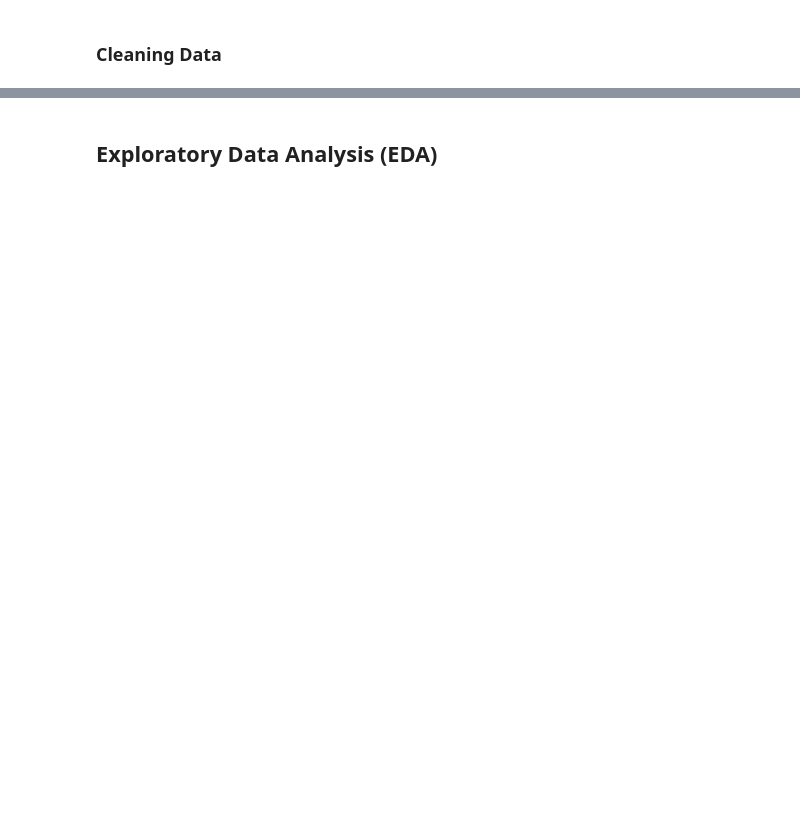
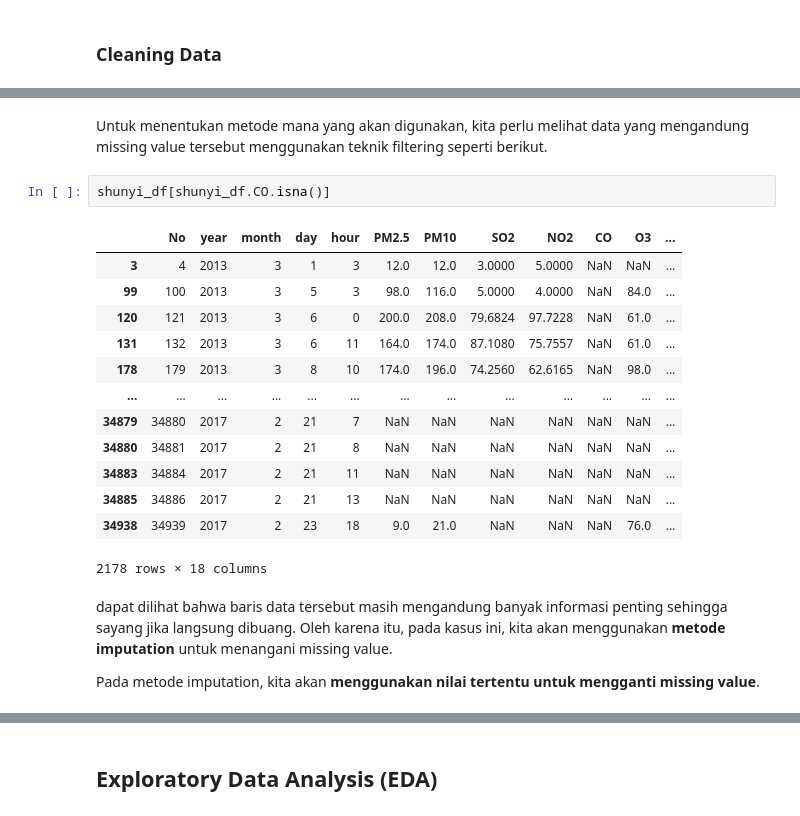
Before and after one commit to heeyarun04/proyek-analisis-data, a Jupyter notebook: Proyek_Analisis_Data.ipynb, the cells around one changed output, grey strips where cells are left out. Drawn from its saved outputs; the diff is of its cells as text; blank space fills up the shorter version.

```diff
--- a/Proyek_Analisis_Data.ipynb
+++ b/Proyek_Analisis_Data.ipynb
@@ -22,0 +130,22 @@
+# %% [markdown]
+Untuk menentukan metode mana yang akan digunakan, kita perlu melihat data yang mengandung missing value tersebut menggunakan teknik filtering seperti berikut.
+# %%
+shunyi_df[shunyi_df.CO.isna()]
+# %% [output]
+|  | No | year | month | day | hour | PM2.5 | PM10 | SO2 | NO2 | CO | O3 | ... |
+| 3 | 4 | 2013 | 3 | 1 | 3 | 12.0 | 12.0 | 3.0000 | 5.0000 | NaN | NaN | ... |
+| 99 | 100 | 2013 | 3 | 5 | 3 | 98.0 | 116.0 | 5.0000 | 4.0000 | NaN | 84.0 | ... |
+| 120 | 121 | 2013 | 3 | 6 | 0 | 200.0 | 208.0 | 79.6824 | 97.7228 | NaN | 61.0 | ... |
+| 131 | 132 | 2013 | 3 | 6 | 11 | 164.0 | 174.0 | 87.1080 | 75.7557 | NaN | 61.0 | ... |
+| 178 | 179 | 2013 | 3 | 8 | 10 | 174.0 | 196.0 | 74.2560 | 62.6165 | NaN | 98.0 | ... |
+| ... | ... | ... | ... | ... | ... | ... | ... | ... | ... | ... | ... | ... |
+| 34879 | 34880 | 2017 | 2 | 21 | 7 | NaN | NaN | NaN | NaN | NaN | NaN | ... |
+| 34880 | 34881 | 2017 | 2 | 21 | 8 | NaN | NaN | NaN | NaN | NaN | NaN | ... |
+| 34883 | 34884 | 2017 | 2 | 21 | 11 | NaN | NaN | NaN | NaN | NaN | NaN | ... |
+| 34885 | 34886 | 2017 | 2 | 21 | 13 | NaN | NaN | NaN | NaN | NaN | NaN | ... |
+| 34938 | 34939 | 2017 | 2 | 23 | 18 | 9.0 | 21.0 | NaN | NaN | NaN | 76.0 | ... |
+2178 rows × 18 columns
+# %% [markdown]
+dapat dilihat bahwa baris data tersebut masih mengandung banyak informasi penting sehingga sayang jika langsung dibuang. Oleh karena itu, pada kasus ini, kita akan menggunakan **metode imputation** untuk menangani missing value.
+
+Pada metode imputation, kita akan **menggunakan nilai tertentu untuk mengganti missing value**.
```
Also changed, not shown: parts of 34 cells of this notebook.
